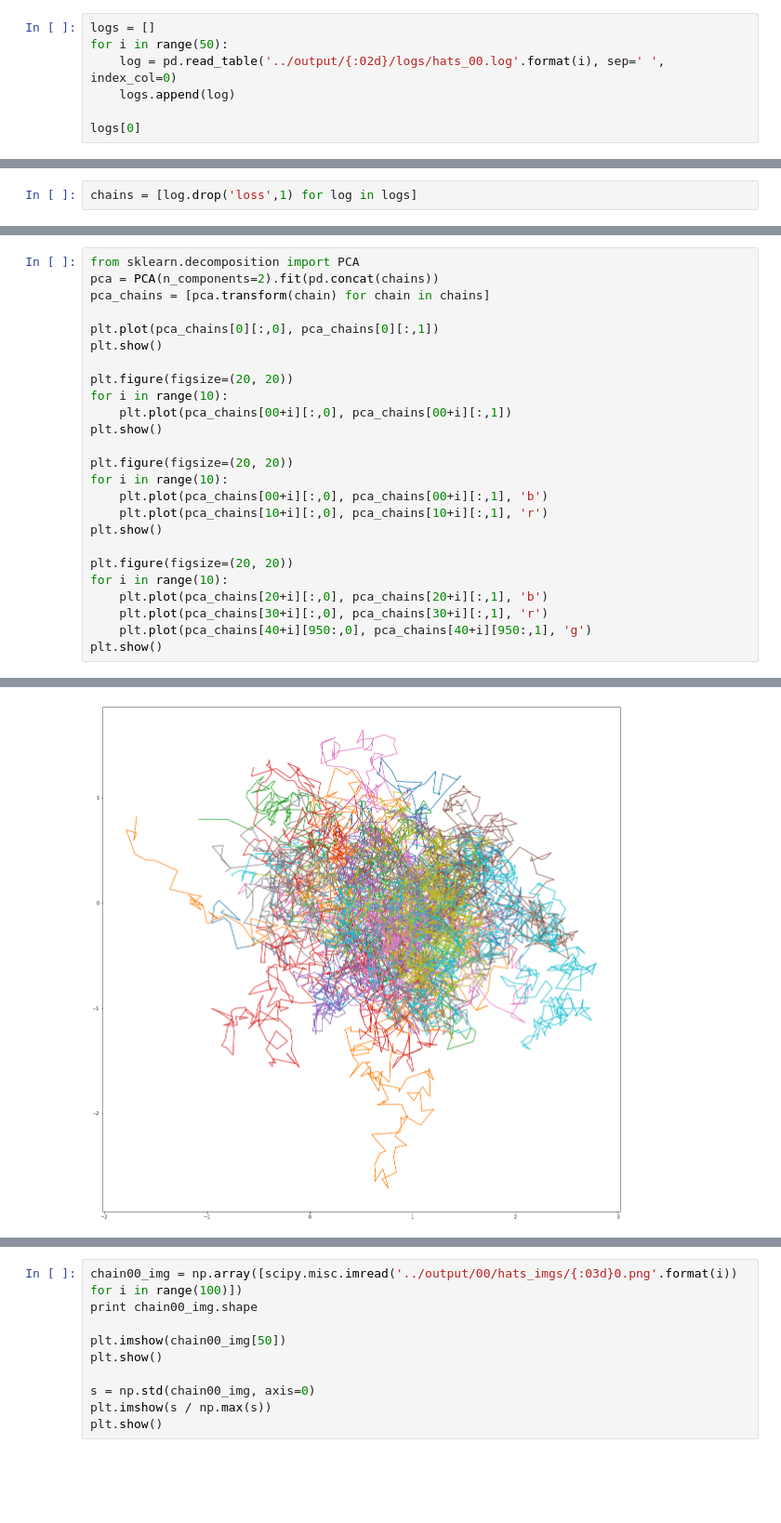
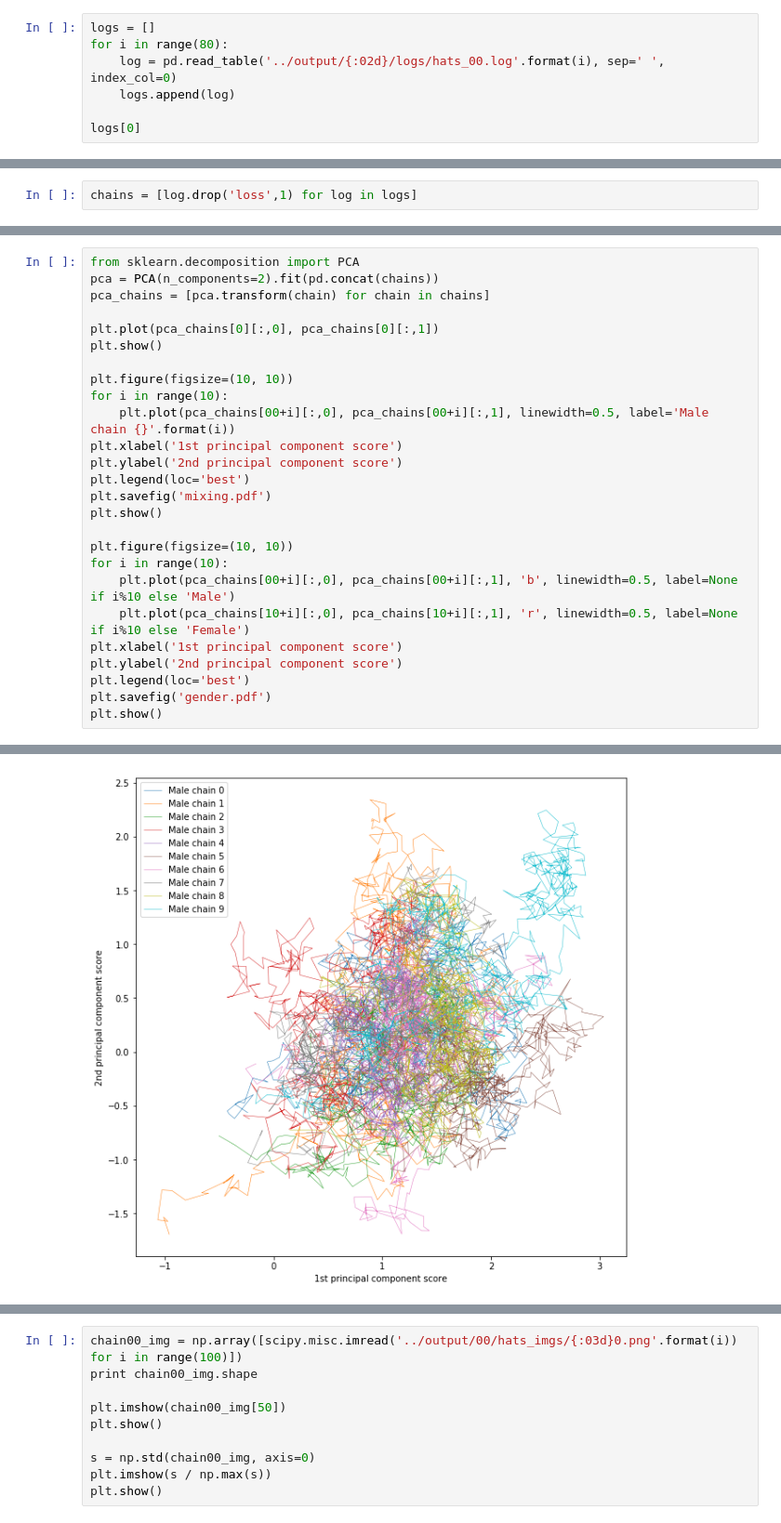
Before and after one commit to BayesWatch/dcgan-completion.tensorflow, a Jupyter notebook: py/mcmc.ipynb, the cells around one changed output, grey strips where cells are left out. Shown at 93% size. Saved outputs shown, nothing was run; the diff lists cells and outputs as text; blank space fills up the shorter version.

Commit message:
Rerun notebook and save graphs

```diff
--- a/py/mcmc.ipynb
+++ b/py/mcmc.ipynb
@@ -5,7 +5,7 @@ import pandas as pd
 import scipy.misc
 # %%
 logs = []
-for i in range(50):
+for i in range(80):
     log = pd.read_table('../output/{:02d}/logs/hats_00.log'.format(i), sep=' ', index_col=0)
     logs.append(log)
 
@@ -53,21 +53,22 @@ pca_chains = [pca.transform(chain) for chain in chains]
 plt.plot(pca_chains[0][:,0], pca_chains[0][:,1])
 plt.show()
 
-plt.figure(figsize=(20, 20))
+plt.figure(figsize=(10, 10))
 for i in range(10):
-    plt.plot(pca_chains[00+i][:,0], pca_chains[00+i][:,1])
+    plt.plot(pca_chains[00+i][:,0], pca_chains[00+i][:,1], linewidth=0.5, label='Male chain {}'.format(i))
+plt.xlabel('1st principal component score')
+plt.ylabel('2nd principal component score')
+plt.legend(loc='best')
+plt.savefig('mixing.pdf')
 plt.show()
 
-plt.figure(figsize=(20, 20))
+plt.figure(figsize=(10, 10))
 for i in range(10):
-    plt.plot(pca_chains[00+i][:,0], pca_chains[00+i][:,1], 'b')
-    plt.plot(pca_chains[10+i][:,0], pca_chains[10+i][:,1], 'r')
+    plt.plot(pca_chains[00+i][:,0], pca_chains[00+i][:,1], 'b', linewidth=0.5, label=None if i%10 else 'Male')
+    plt.plot(pca_chains[10+i][:,0], pca_chains[10+i][:,1], 'r', linewidth=0.5, label=None if i%10 else 'Female')
+plt.xlabel('1st principal component score')
+plt.ylabel('2nd principal component score')
+plt.legend(loc='best')
+plt.savefig('gender.pdf')
 plt.show()
-
-plt.figure(figsize=(20, 20))
-for i in range(10):
-    plt.plot(pca_chains[20+i][:,0], pca_chains[20+i][:,1], 'b')
-    plt.plot(pca_chains[30+i][:,0], pca_chains[30+i][:,1], 'r')
-    plt.plot(pca_chains[40+i][950:,0], pca_chains[40+i][950:,1], 'g')
-plt.show()
 # %% [output]
@@ -75 +76 @@ plt.show()
-[figure, old version]
+[figure, new version]
```
Also changed, not shown: parts of 4 cells of this notebook, 3 other files.
